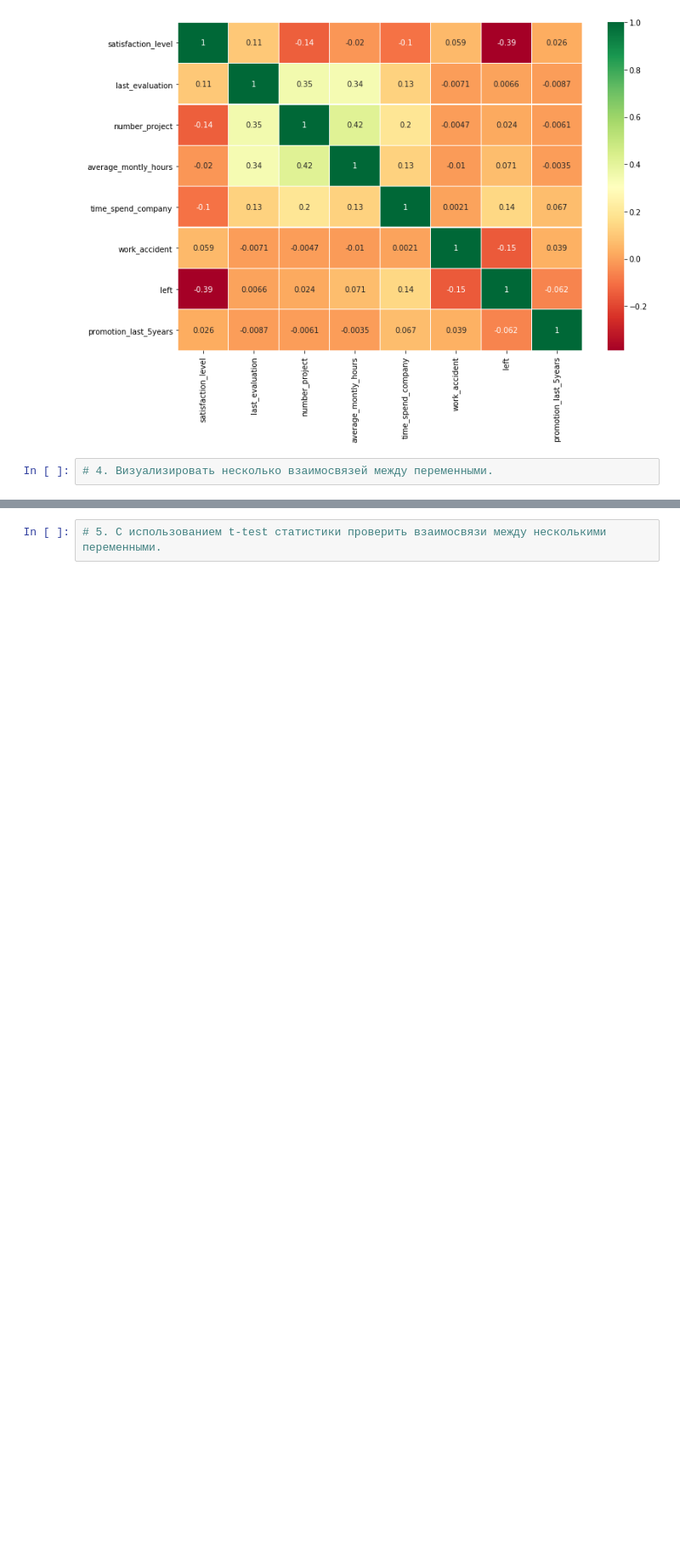
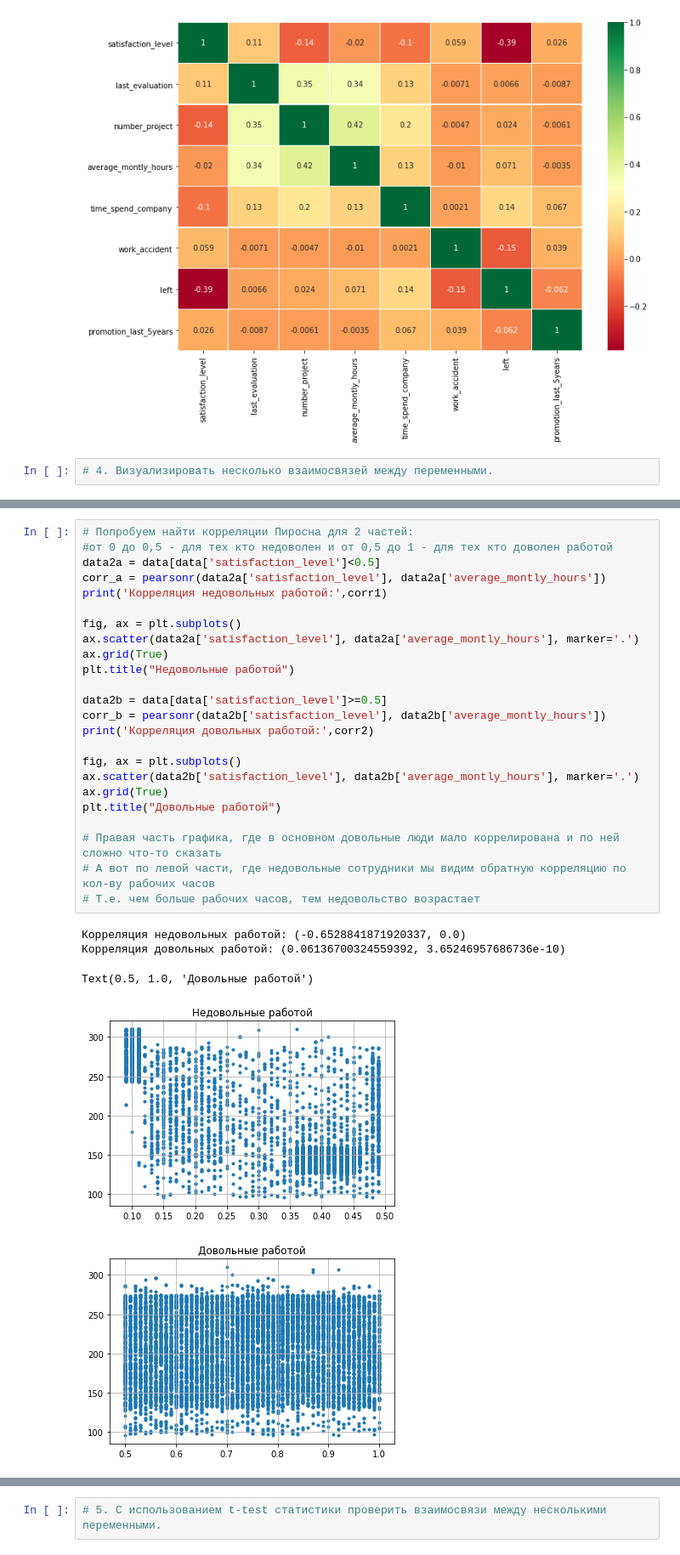
Before and after one commit to iamdenizzz/pyda-10, a Jupyter notebook: Diplom/Diplom.ipynb, the cells around one changed output, grey strips where cells are left out. Shown at 85% size. Saved outputs shown, nothing was run; the diff lists cells and outputs as text; blank space fills up the shorter version.

```diff
--- a/Diplom/Diplom.ipynb
+++ b/Diplom/Diplom.ipynb
@@ -114,4 +113,34 @@ plt.title("Зависимость между кол-вом рабочих час
 # %% [output]
 Text(0.5, 1.0, 'Зависимость между кол-вом рабочих часов и\nуровнем удовлетворенности работой')
 [figure]
+# %%
+# Попробуем найти корреляции Пиросна для 2 частей:
+#от 0 до 0,5 - для тех кто недоволен и от 0,5 до 1 - для тех кто доволен работой
+data2a = data[data['satisfaction_level']<0.5]
+corr_a = pearsonr(data2a['satisfaction_level'], data2a['average_montly_hours'])
+print('Корреляция недовольных работой:',corr1)
+
+fig, ax = plt.subplots()
+ax.scatter(data2a['satisfaction_level'], data2a['average_montly_hours'], marker='.')
+ax.grid(True)
+plt.title("Недовольные работой")
+
+data2b = data[data['satisfaction_level']>=0.5]
+corr_b = pearsonr(data2b['satisfaction_level'], data2b['average_montly_hours'])
+print('Корреляция довольных работой:',corr2)
+
+fig, ax = plt.subplots()
+ax.scatter(data2b['satisfaction_level'], data2b['average_montly_hours'], marker='.')
+ax.grid(True)
+plt.title("Довольные работой")
+
+# Правая часть графика, где в основном довольные люди мало коррелирована и по ней сложно что-то сказать
+# А вот по левой части, где недовольные сотрудники мы видим обратную корреляцию по кол-ву рабочих часов
+# Т.е. чем больше рабочих часов, тем недовольство возрастает
+# %% [output]
+Корреляция недовольных работой: (-0.6528841871920337, 0.0)
+Корреляция довольных работой: (0.06136700324559392, 3.65246957686736e-10)
+Text(0.5, 1.0, 'Довольные работой')
+[figure, added]
+[figure, added]
 # %%
```
Also changed, not shown: parts of 3 cells of this notebook, 2 other files.
